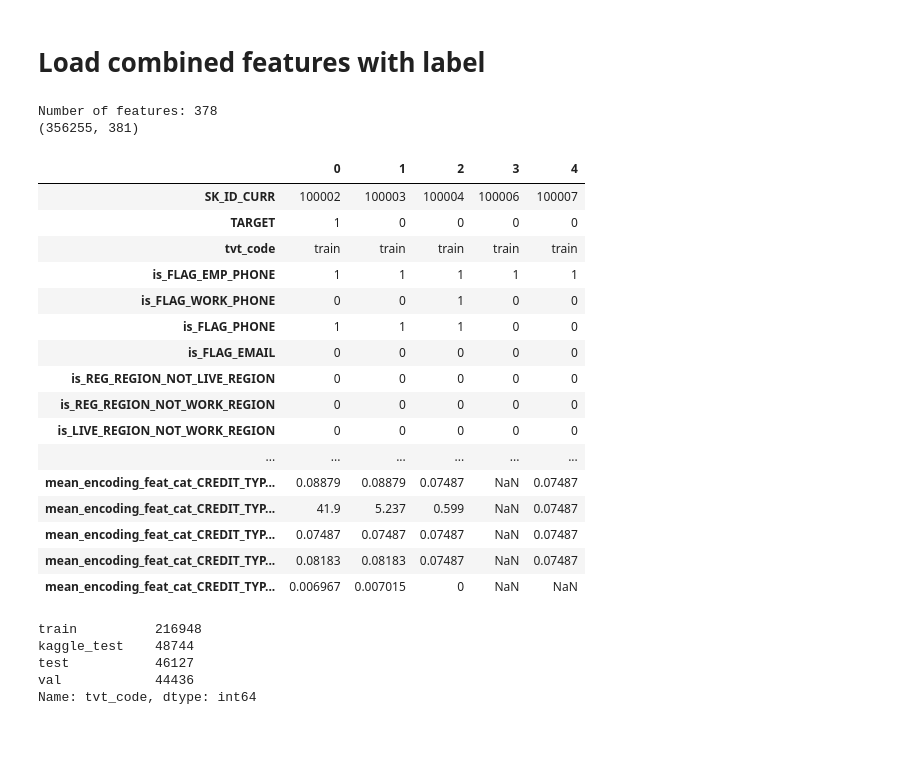
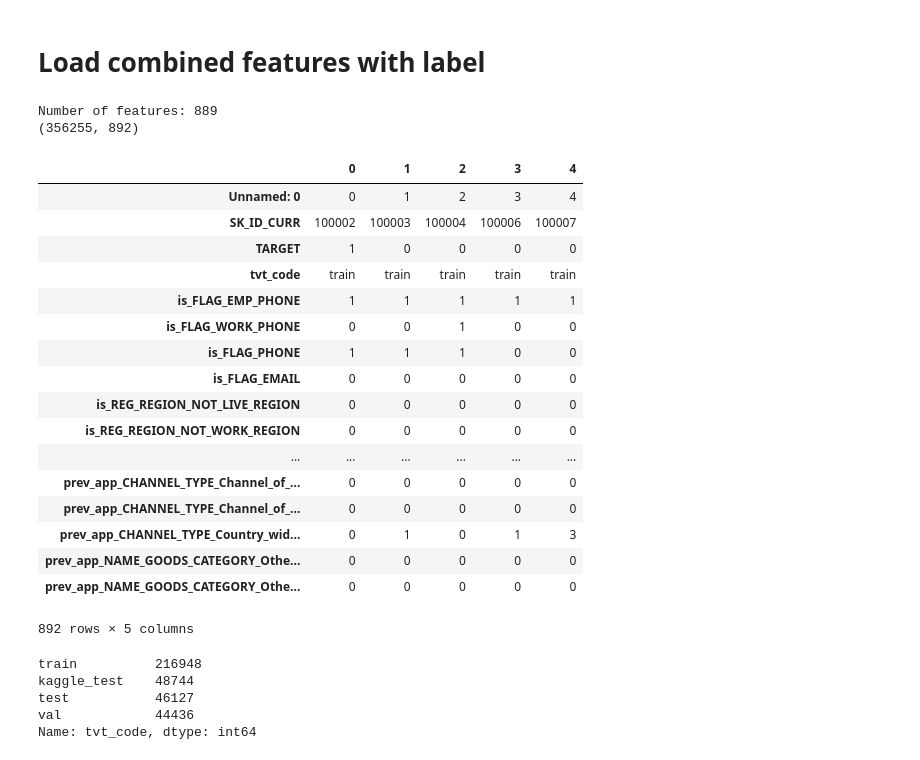
Before and after one commit to ongxuanhong/data-science-mini-course, a Jupyter notebook: 04_feature_engineering/021_train_and_predict.ipynb, the cells around one changed output. Drawn from its saved outputs; the diff is of its cells as text; code cells hidden in the pictures.

Commit message:
Features: POS, installments, credit

```diff
--- a/04_feature_engineering/021_train_and_predict.ipynb
+++ b/04_feature_engineering/021_train_and_predict.ipynb
@@ -21,18 +21,20 @@ pd.set_option('display.max_colwidth', -1)
 # %% [markdown]
 # Load combined features with label
 # %%
-pdf_features_label = pd.read_pickle(os.path.join("features", "pdf_features_label.pkl.bz2"), compression="bz2")
+# pdf_features_label = pd.read_pickle(os.path.join("features", "pdf_features_label.pkl.bz2"), compression="bz2")
+pdf_features_label = pd.read_csv(os.path.join("features", "pdf_features_label.csv.bz2"), compression="bz2")
 meta_cols = ["SK_ID_CURR", "TARGET", "tvt_code"]
 ls_features = [cname for cname in pdf_features_label.columns if cname not in meta_cols]
 
 #
 print("Number of features: {}".format(len(ls_features)))
 print(pdf_features_label.shape)
 display(pdf_features_label.head().T)
 # %% [output]
-Number of features: 378
-(356255, 381)
+Number of features: 889
+(356255, 892)
 |  | 0 | 1 | 2 | 3 | 4 |
+| Unnamed: 0 | 0 | 1 | 2 | 3 | 4 |
 | SK_ID_CURR | 100002 | 100003 | 100004 | 100006 | 100007 |
 | TARGET | 1 | 0 | 0 | 0 | 0 |
 | tvt_code | train | train | train | train | train |
@@ -42,13 +44,13 @@ Number of features: 378
 | is_FLAG_EMAIL | 0 | 0 | 0 | 0 | 0 |
 | is_REG_REGION_NOT_LIVE_REGION | 0 | 0 | 0 | 0 | 0 |
 | is_REG_REGION_NOT_WORK_REGION | 0 | 0 | 0 | 0 | 0 |
-| is_LIVE_REGION_NOT_WORK_REGION | 0 | 0 | 0 | 0 | 0 |
 | ... | ... | ... | ... | ... | ... |
-| mean_encoding_feat_cat_CREDIT_TYP... | 0.08879 | 0.08879 | 0.07487 | NaN | 0.07487 |
-| mean_encoding_feat_cat_CREDIT_TYP... | 41.9 | 5.237 | 0.599 | NaN | 0.07487 |
-| mean_encoding_feat_cat_CREDIT_TYP... | 0.07487 | 0.07487 | 0.07487 | NaN | 0.07487 |
-| mean_encoding_feat_cat_CREDIT_TYP... | 0.08183 | 0.08183 | 0.07487 | NaN | 0.07487 |
-| mean_encoding_feat_cat_CREDIT_TYP... | 0.006967 | 0.007015 | 0 | NaN | NaN |
+| prev_app_CHANNEL_TYPE_Channel_of_... | 0 | 0 | 0 | 0 | 0 |
+| prev_app_CHANNEL_TYPE_Channel_of_... | 0 | 0 | 0 | 0 | 0 |
+| prev_app_CHANNEL_TYPE_Country_wid... | 0 | 1 | 0 | 1 | 3 |
+| prev_app_NAME_GOODS_CATEGORY_Othe... | 0 | 0 | 0 | 0 | 0 |
+| prev_app_NAME_GOODS_CATEGORY_Othe... | 0 | 0 | 0 | 0 | 0 |
+892 rows × 5 columns
 # %%
 pdf_features_label["tvt_code"].value_counts()
 # %% [output]
```
Also changed, not shown: parts of 5 cells of this notebook, 9 other files.
